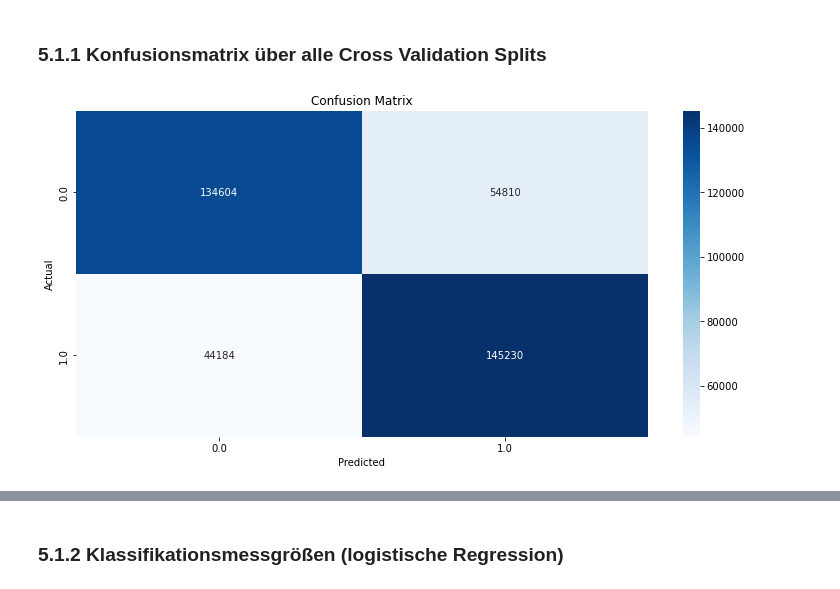
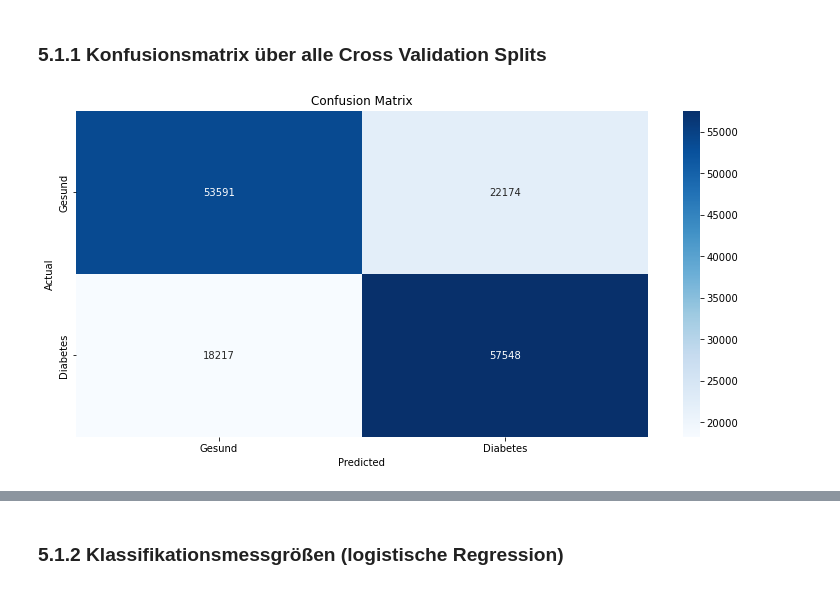
Before and after one commit to switchmachine/Diabetes-Health-Indicators, a Jupyter notebook: Programmieren2_Gruppe7_Projekt_DiabetesHealthIndicators.ipynb, the cells around one changed output, grey strips where cells are left out. Saved outputs shown, nothing was run; the diff lists cells and outputs as text; code cells hidden in the pictures.

```diff
--- a/Programmieren2_Gruppe7_Projekt_DiabetesHealthIndicators.ipynb
+++ b/Programmieren2_Gruppe7_Projekt_DiabetesHealthIndicators.ipynb
@@ -936,0 +1482,2 @@ plot_model_feature_importance(x_values_mm, y_value, model, skf)
+# %%
+x_ou_combi_mm = scale_df(x_ou_combi, MinMaxScaler())
@@ -943,10 +1562,14 @@ plot_model_feature_importance(x_values_mm, y_value, model, skf)
 # %%
-logreg_parameters = [{'solver': ['sag', 'saga', 'lbfgs'], 'max_iter': [100, 1000, 5000], 'C': [0.01, 0.1, 1.0]}]
+# Initialisierung wichtiger Parameter für die logistische Regression
+logreg_parameters = [{'solver': ['sag', 'saga', 'lbfgs'], 'max_iter': [500, 1000, 5000], 'C': [0.01, 0.1, 1.0]}]
 
+# Initialisierung des Modells der logistischen Regression
 logreg_model = LogisticRegression()
 
-logreg_gsvb = GridSearchCV(logreg_model, logreg_parameters, verbose=3, scoring='f1', cv=StratifiedKFold(n_splits=5, shuffle=True, random_state=42))
+# Initialisierung der GridSearchCV mit 'recall' als wichtigste Scoringgröße
+logreg_gsvb = GridSearchCV(logreg_model, logreg_parameters, verbose=3, scoring=['f1','accuracy', 'recall', 'roc_auc'], refit='recall', cv=skf5, return_train_score=True)
 
-logreg_gsvb.fit(x_values_mm, y_value)
+# Durchführung der GridSearchCV
+logreg_gsvb.fit(x_values, y_value)
 # %% [output]
 Fitting 5 folds for each of 27 candidates, totalling 135 fits
@@ -980,0 +1631,3 @@ mit einem f1-Score von 0.2852147548335268
+# %%
+# Bestes Modell aus GridSearchCB
+logreg_grid_best = LogisticRegression(C=1.0, max_iter=5000, solver='saga')
@@ -1055,12 +1798,14 @@ np.mean(cross_val_score(logreg_unbalanced, x_ou_combi, y_ou_combi, cv=KFold(n_sp
 # %%
+# Dictionary mit wichtigen Parametern für die RandomizedSearchCV
 rfc_parameters = [{'n_estimators': [10, 100, 1000], 'criterion': ['gini', 'entropy'], 'max_depth': [None, 5, 10, 20],
-                  'max_features': ['auto', 'sqrt'], 'min_samples_split': [2,4,6], 'min_samples_leaf': [1, 2, 4]}]
+                  'min_samples_split': [2,4,6], 'min_samples_leaf': [1, 2, 4], 'bootstrap': [True, False]}]
 
-rfc_model = RandomForestClassifier(class_weight='balanced')
+# Initialisierung des Modells
+rfc_model_rscv = RandomForestClassifier()
 
-cv = StratifiedKFold(n_splits=5, shuffle=True, random_state=42)
+# Initialisierung der RandomizedSearchCV
+rfc_rscv = RandomizedSearchCV(estimator=rfc_model_rscv, n_iter=15, scoring=['f1','accuracy', 'recall', 'roc_auc'], refit='recall', cv=skf5, param_distributions=rfc_parameters, verbose=2)
 
-rfc_rscv = RandomizedSearchCV(estimator=rfc_model, n_iter=10, scoring='f1', cv=cv, param_distributions=rfc_parameters, verbose=2)
-
+# Durchführung der RandomizedSearchCV
 rfc_rscv.fit(x_values, y_value)
 # %% [output]
@@ -1170,9 +2286,7 @@ def plot_confusion_matrix(actual_classes, predicted_classes, sorted_labels):
 # %% [markdown]
 ### 5.1.1 Konfusionsmatrix über alle Cross Validation Splits
 # %%
-cv = KFold(n_splits=5, shuffle=True, random_state=42)
-
-actual_classes_logreg, predicted_classes_logreg, predicted_proba_logreg = cross_val_predict(logreg_unbalanced, cv, x_smote, y_smote)
-plot_confusion_matrix(actual_classes_logreg, predicted_classes_logreg, ['0.0', '1.0'])
+actual_classes_logreg, predicted_classes_logreg = cross_val_predict(logreg_grid_best, kf5, x_ou_combi_mm, y_ou_combi)
+plot_confusion_matrix(actual_classes_logreg, predicted_classes_logreg, ['Gesund', 'Diabetes'])
 # %% [output]
-[figure, old version]
+[figure, new version]
```
Also changed, not shown: parts of 549 cells of this notebook.
